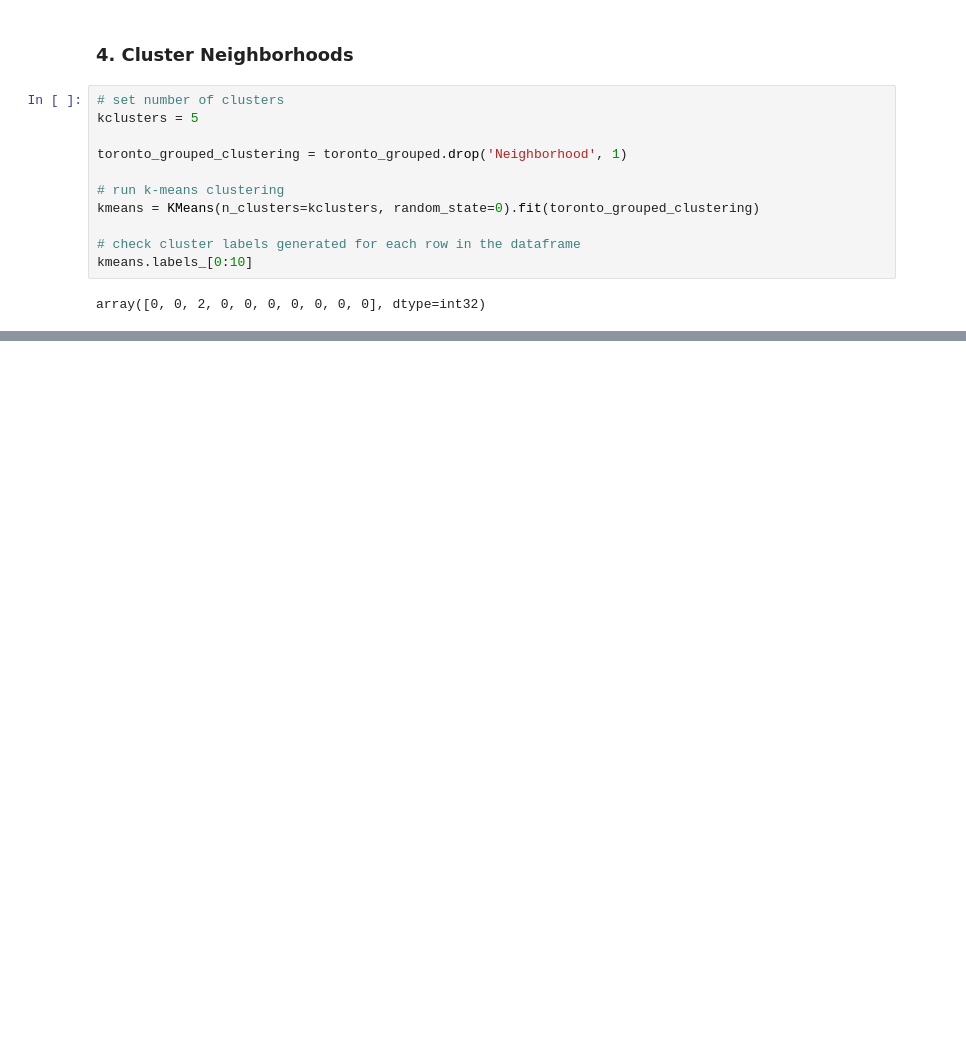
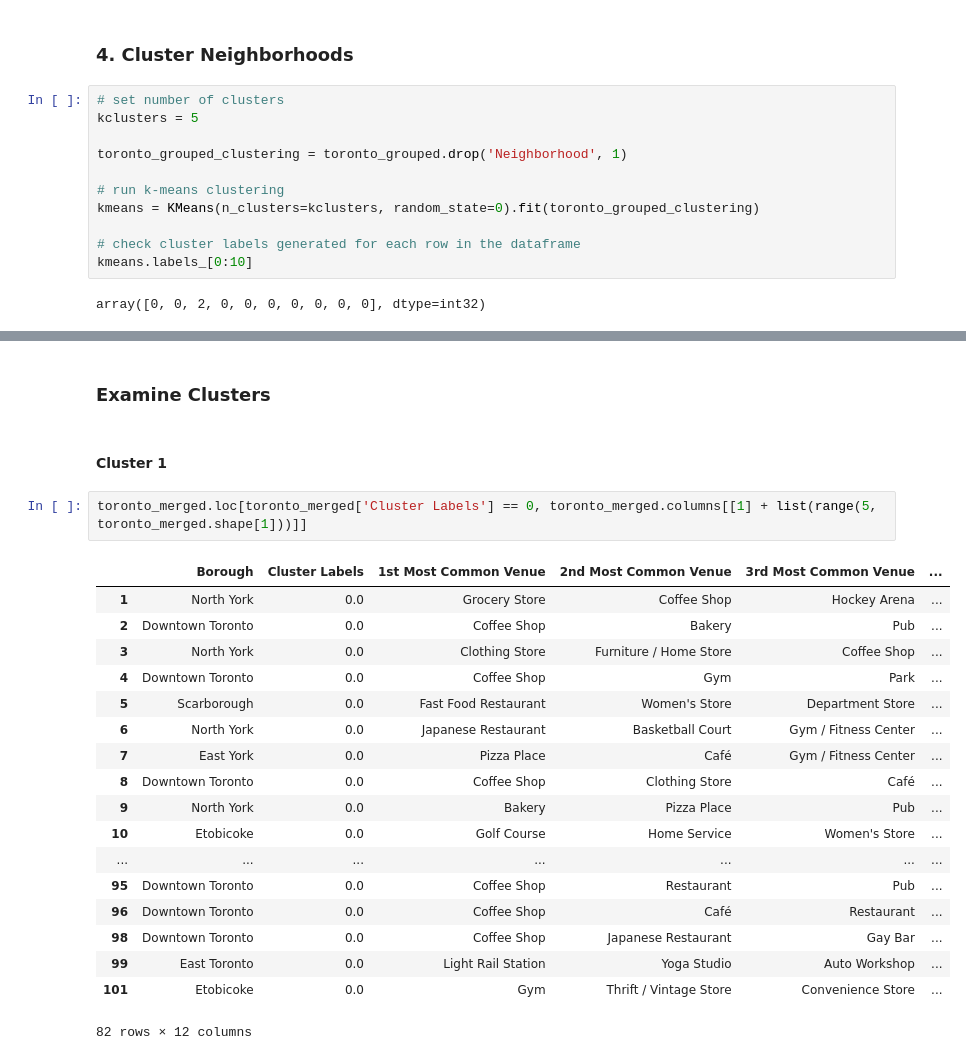
Before and after one commit to savamo/Coursera_Capstone, a Jupyter notebook: Week3 - Peer-graded Assignment.ipynb, the cells around one changed output, grey strips where cells are left out. Cells and saved outputs as stored; diff of their text form; blank space fills up the shorter version.

```diff
--- a/Week3 - Peer-graded Assignment.ipynb
+++ b/Week3 - Peer-graded Assignment.ipynb
@@ -350,0 +407,25 @@ toronto_merged.head() # check the last columns!
+# %% [markdown]
+### Examine Clusters
+# %% [markdown]
+#### Cluster 1
+# %%
+toronto_merged.loc[toronto_merged['Cluster Labels'] == 0, toronto_merged.columns[[1] + list(range(5, toronto_merged.shape[1]))]]
+# %% [output]
+|  | Borough | Cluster Labels | 1st Most Common Venue | 2nd Most Common Venue | 3rd Most Common Venue | ... |
+| 1 | North York | 0.0 | Grocery Store | Coffee Shop | Hockey Arena | ... |
+| 2 | Downtown Toronto | 0.0 | Coffee Shop | Bakery | Pub | ... |
+| 3 | North York | 0.0 | Clothing Store | Furniture / Home Store | Coffee Shop | ... |
+| 4 | Downtown Toronto | 0.0 | Coffee Shop | Gym | Park | ... |
+| 5 | Scarborough | 0.0 | Fast Food Restaurant | Women's Store | Department Store | ... |
+| 6 | North York | 0.0 | Japanese Restaurant | Basketball Court | Gym / Fitness Center | ... |
+| 7 | East York | 0.0 | Pizza Place | Café | Gym / Fitness Center | ... |
+| 8 | Downtown Toronto | 0.0 | Coffee Shop | Clothing Store | Café | ... |
+| 9 | North York | 0.0 | Bakery | Pizza Place | Pub | ... |
+| 10 | Etobicoke | 0.0 | Golf Course | Home Service | Women's Store | ... |
+| ... | ... | ... | ... | ... | ... | ... |
+| 95 | Downtown Toronto | 0.0 | Coffee Shop | Restaurant | Pub | ... |
+| 96 | Downtown Toronto | 0.0 | Coffee Shop | Café | Restaurant | ... |
+| 98 | Downtown Toronto | 0.0 | Coffee Shop | Japanese Restaurant | Gay Bar | ... |
+| 99 | East Toronto | 0.0 | Light Rail Station | Yoga Studio | Auto Workshop | ... |
+| 101 | Etobicoke | 0.0 | Gym | Thrift / Vintage Store | Convenience Store | ... |
+82 rows × 12 columns
```
Also changed, not shown: parts of 23 cells of this notebook.
